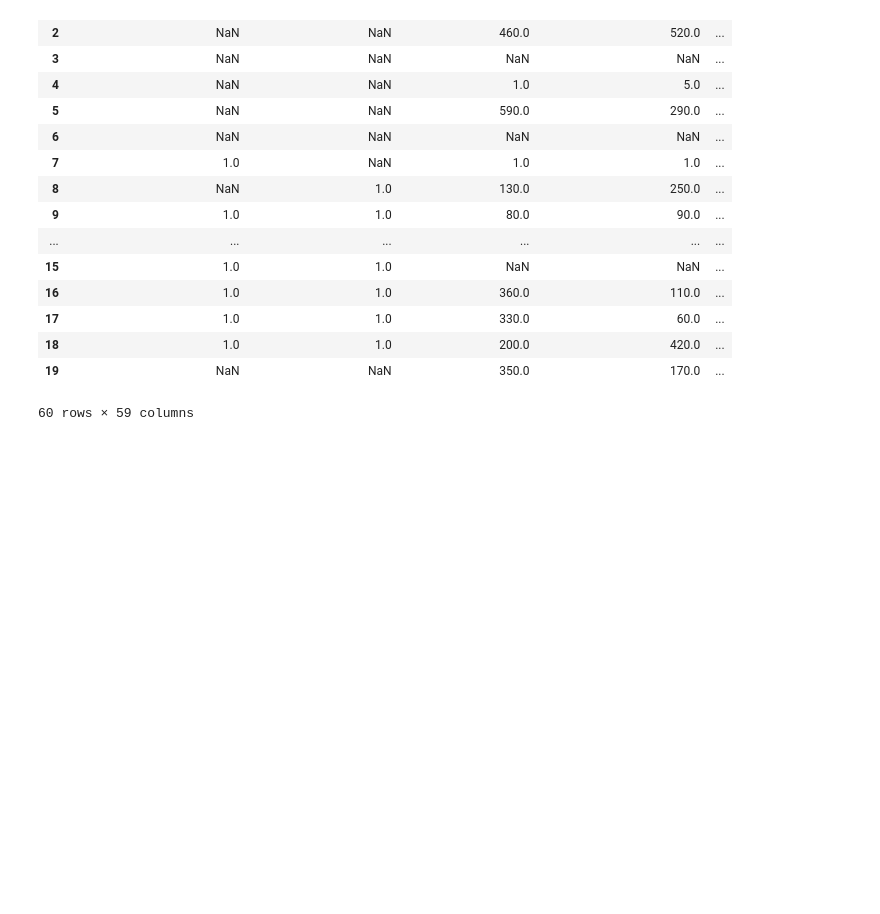
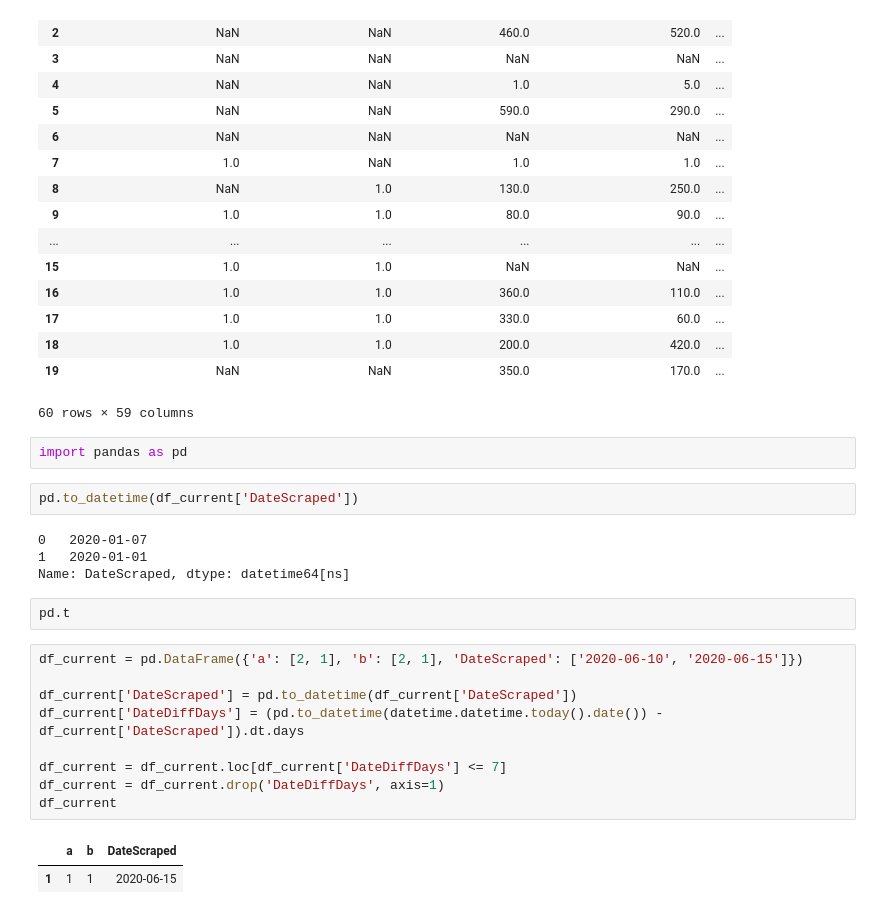
Before and after one commit to jsamaitis/rent-avm, a Jupyter notebook: scrap_notebook.ipynb, the cells around one changed output. Drawn from its saved outputs; the diff is of its cells as text; blank space fills up the shorter version.

```diff
--- a/scrap_notebook.ipynb
+++ b/scrap_notebook.ipynb
@@ -215,3 +215,25 @@ df.to_gbq('data_listings')
 | 18 | 1.0 | 1.0 | 200.0 | 420.0 | ... |
 | 19 | NaN | NaN | 350.0 | 170.0 | ... |
 60 rows × 59 columns
+# %%
+import pandas as pd
+# %%
+pd.to_datetime(df_current['DateScraped'])
+# %% [output]
+0   2020-01-07
+1   2020-01-01
+Name: DateScraped, dtype: datetime64[ns]
+# %%
+pd.t
+# %%
+df_current = pd.DataFrame({'a': [2, 1], 'b': [2, 1], 'DateScraped': ['2020-06-10', '2020-06-15']})
+
+df_current['DateScraped'] = pd.to_datetime(df_current['DateScraped'])
+df_current['DateDiffDays'] = (pd.to_datetime(datetime.datetime.today().date()) - df_current['DateScraped']).dt.days
+
+df_current = df_current.loc[df_current['DateDiffDays'] <= 7]
+df_current = df_current.drop('DateDiffDays', axis=1)
+df_current
+# %% [output]
+|  | a | b | DateScraped |
+| 1 | 1 | 1 | 2020-06-15 |
```
Also changed, not shown: parts of 3 cells of this notebook, 4 other files.
